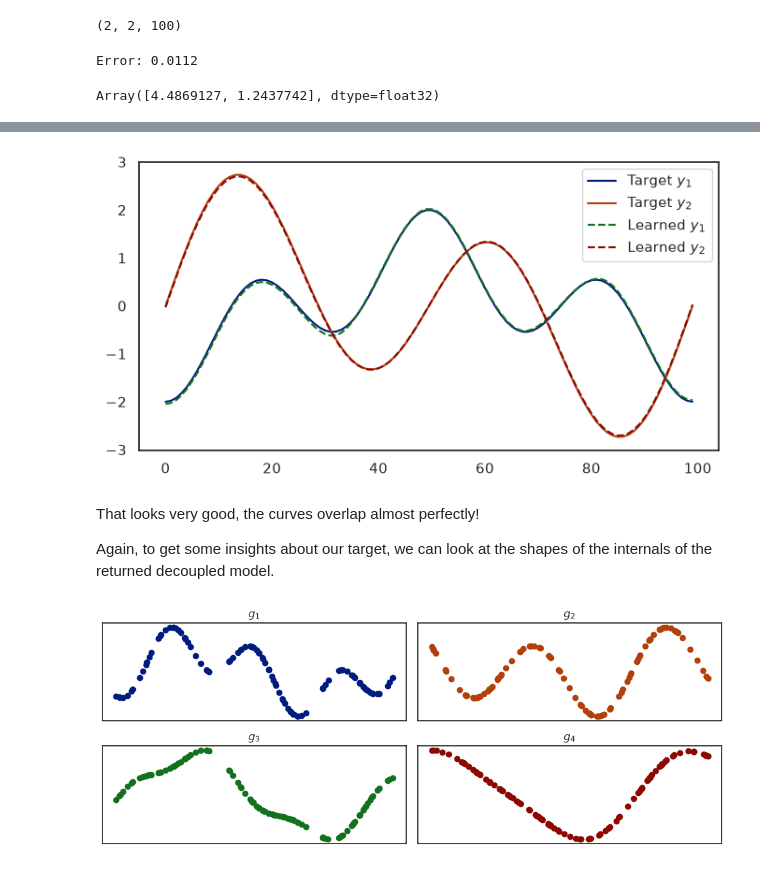
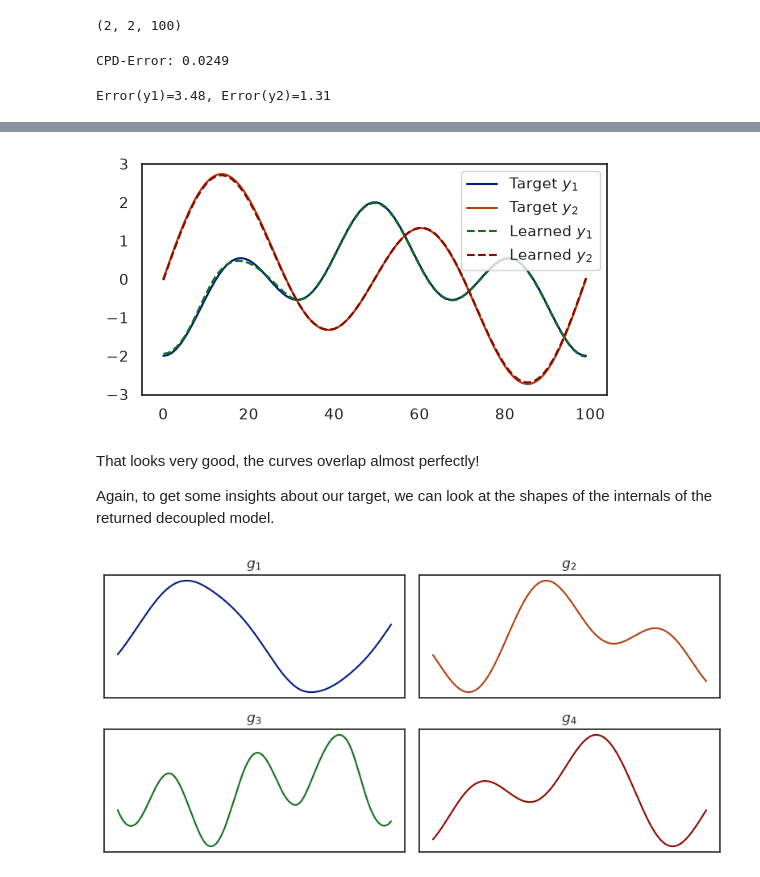
Before and after one commit to mrochk/decoupling, a Jupyter notebook: examples/2. Periodic.ipynb, the cells around one changed output, grey strips where cells are left out. Drawn from its saved outputs; the diff is of its cells as text; code cells hidden in the pictures.

```diff
--- a/examples/2. Periodic.ipynb
+++ b/examples/2. Periodic.ipynb
@@ -10,8 +10,8 @@ import matplotlib.pyplot as plt
 import seaborn as sns
 sns.set_theme('notebook', 'white', palette='dark')
 
-key = jax.random.key(0)
-key_test = jax.random.key(0)
+key = jax.random.key(42)
+key_test = jax.random.key(43)
 
 def target(x):
     x1, x2 = x
@@ -45,20 +52,21 @@ info[2].shape
 (2, 2, 100)
 # %%
 from decoupling import Algorithm
-from functools import partial
 
 rank = 4
 
-algo = Algorithm(rank, niters=100, splines_dof=25, ninits=3, key=key, use_smoothing=False)
-decoupling = algo.run(*info)
-print(f'Error: {algo.info.errors.min():.4f}')
+algorithm = Algorithm(rank, key, niters=50, ninits=3, splines_dof=25)
+decoupling = algorithm.run(*info)
+
+print(f'CPD-Error: {algorithm.info.errors.min():.4f}')
 # %% [output]
-Error: 0.0112
+CPD-Error: 0.0249
 # %%
-from decoupling.utils import function_error
+from decoupling.utils import function_error_from_callable
 
-function_error(target, decoupling, X_test)
+err1, err2 = function_error_from_callable(target, decoupling, X_test)
+print(f'Error(y1)={err1:.2f}, Error(y2)={err2:.2f}')
 # %% [output]
-Array([4.4869127, 1.2437742], dtype=float32)
+Error(y1)=3.48, Error(y2)=1.31
 # %% [markdown]
 Both tensor and functions errors are quite low, indicating that our method managed to find a decent approximation of the target.
@@ -65,16 +74,16 @@ Both tensor and functions errors are quite low, indicating that our method manag
 Lets plot the outputs to see if they match.
 # %%
-Ytarget = jax.vmap(target)(x)
-Ylearned = jax.vmap(decoupling)(x)
+Ytarget = jax.vmap(target)(X)
+Ylearned = jax.vmap(decoupling)(X)
 
-plt.figure(figsize=(8, 4))
+plt.figure(figsize=(6, 3))
 plt.plot(Ytarget[:, 0], label='Target $y_1$')
 plt.plot(Ytarget[:, 1], label='Target $y_2$')
 plt.plot(Ylearned[:, 0], label='Learned $y_1$', linestyle='--')
 plt.plot(Ylearned[:, 1], label='Learned $y_2$', linestyle='--')
 plt.legend(); plt.show(); plt.close()
 # %% [output]
-[figure, old version]
+[figure, new version]
 # %% [markdown]
 That looks very good, the curves overlap almost perfectly!
 
@@ -82,15 +91,20 @@ Again, to get some insights about our target, we can look at the shapes of the i
 # %%
 colors = sns.color_palette()
 
 Z = info[0] @ decoupling.V
-O = jax.vmap(decoupling.internals)(Z)
+minmax = [(Z[:, r].min(), Z[:, r].max()) for r in range(rank)]
 
-fig, ax = plt.subplots(2, 2, figsize=(10, 4))
-for i, a in enumerate(ax.flatten()):
+inputs = jnp.stack([jnp.linspace(lo, hi, 500) for (lo, hi) in minmax], axis=1)
+outputs = jax.vmap(decoupling.internals)(inputs)
+
+fig, ax = plt.subplots(2, 2, figsize=(8, 4))
+
+for r, a in enumerate(ax.flatten()):
     a.set_xticks([]); a.set_yticks([])
-    a.scatter(Z[:, i], O[:, i], color=colors[i])
-    a.set_title(f'$g_{i+1}$')
+    idx = jnp.argsort(Z[:, r])
+    a.plot(inputs[:, r], outputs[:, r], color=colors[r])
+    a.set_title(f'$g_{r+1}$')
 
 plt.tight_layout(); plt.show()
 # %% [output]
-[figure, old version]
+[figure, new version]
```
Also changed, not shown: parts of 4 cells of this notebook, 4 other files.
